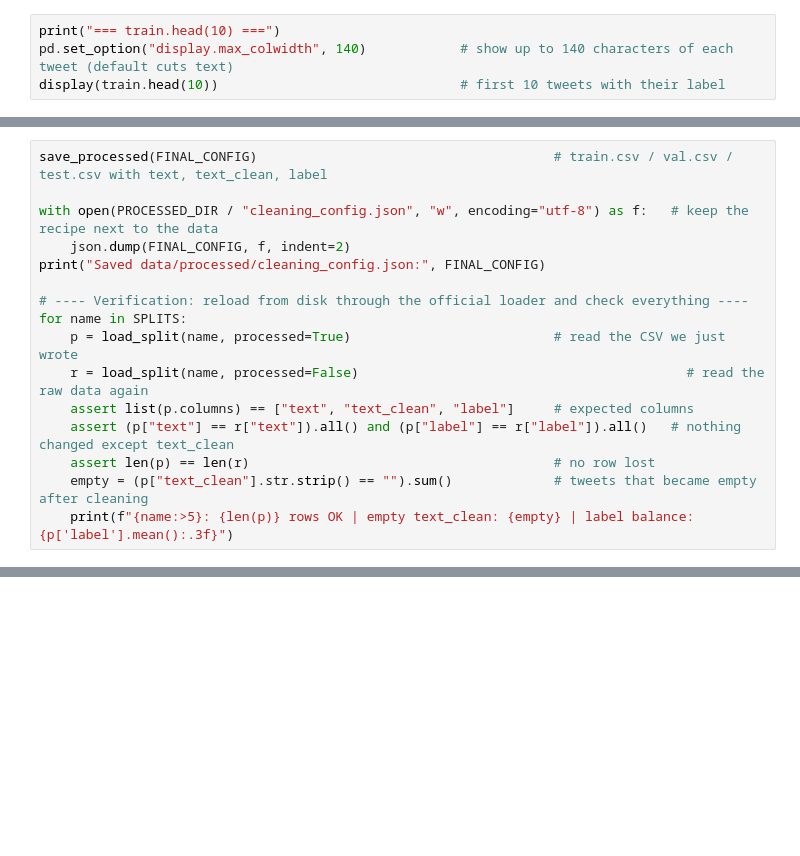
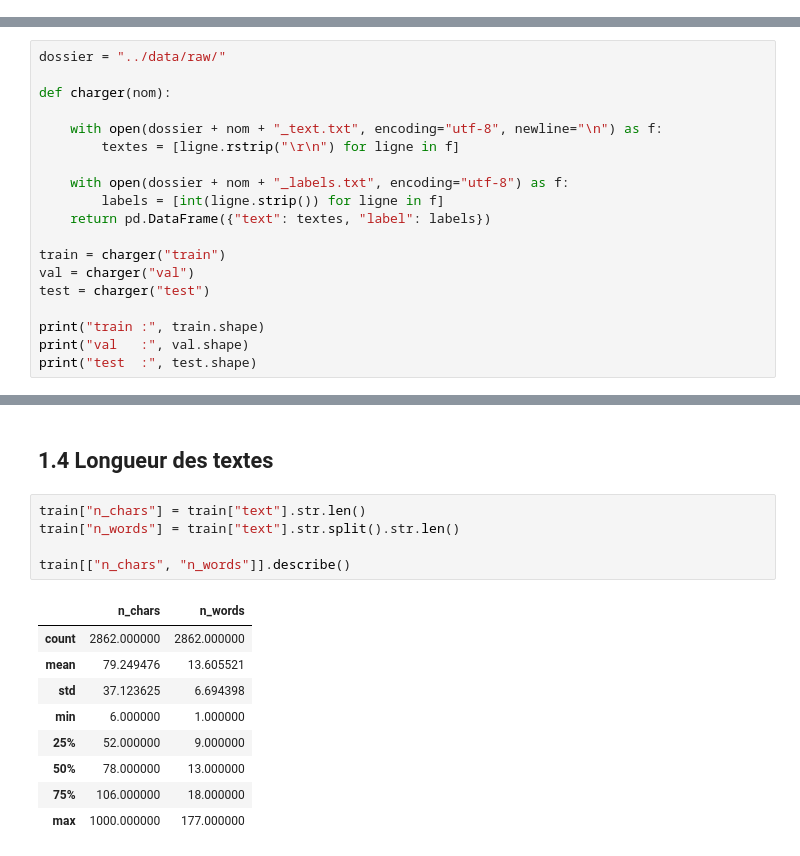
Before and after one commit to MohamedChaker-bha/irony-detection, a Jupyter notebook: notebooks/01_eda_cleaning.ipynb, the cells around one changed output, grey strips where cells are left out. Cells and saved outputs as stored; diff of their text form; blank space fills up the shorter version.

```diff
--- a/notebooks/01_eda_cleaning.ipynb
+++ b/notebooks/01_eda_cleaning.ipynb
@@ -104,4 +0,0 @@ memory usage: 44.8 KB
-# %%
-print("=== train.head(10) ===")
-pd.set_option("display.max_colwidth", 140)            # show up to 140 characters of each tweet (default cuts text)
-display(train.head(10))                               # first 10 tweets with their label
@@ -820,16 +0,0 @@ We now apply **`FINAL_CONFIG` with the same function to all three splits** (clea
-# %%
-save_processed(FINAL_CONFIG)                                      # train.csv / val.csv / test.csv with text, text_clean, label
-
-with open(PROCESSED_DIR / "cleaning_config.json", "w", encoding="utf-8") as f:   # keep the recipe next to the data
-    json.dump(FINAL_CONFIG, f, indent=2)
-print("Saved data/processed/cleaning_config.json:", FINAL_CONFIG)
-
-# ---- Verification: reload from disk through the official loader and check everything ----
-for name in SPLITS:
-    p = load_split(name, processed=True)                          # read the CSV we just wrote
-    r = load_split(name, processed=False)                                          # read the raw data again
-    assert list(p.columns) == ["text", "text_clean", "label"]     # expected columns
-    assert (p["text"] == r["text"]).all() and (p["label"] == r["label"]).all()   # nothing changed except text_clean
-    assert len(p) == len(r)                                       # no row lost
-    empty = (p["text_clean"].str.strip() == "").sum()             # tweets that became empty after cleaning
-    print(f"{name:>5}: {len(p)} rows OK | empty text_clean: {empty} | label balance: {p['label'].mean():.3f}")
@@ -904,0 +26,19 @@ print("\n".join(lines))
+# %%
+dossier = "../data/raw/"
+
+def charger(nom):
+
+    with open(dossier + nom + "_text.txt", encoding="utf-8", newline="\n") as f:
+        textes = [ligne.rstrip("\r\n") for ligne in f]
+
+    with open(dossier + nom + "_labels.txt", encoding="utf-8") as f:
+        labels = [int(ligne.strip()) for ligne in f]
+    return pd.DataFrame({"text": textes, "label": labels})
+
+train = charger("train")
+val = charger("val")
+test = charger("test")
+
+print("train :", train.shape)
+print("val   :", val.shape)
+print("test  :", test.shape)
@@ -904,0 +129,17 @@ print("\n".join(lines))
+# %% [markdown]
+## 1.4 Longueur des textes
+# %%
+train["n_chars"] = train["text"].str.len()
+train["n_words"] = train["text"].str.split().str.len()
+
+train[["n_chars", "n_words"]].describe()
+# %% [output]
+|  | n_chars | n_words |
+| count | 2862.000000 | 2862.000000 |
+| mean | 79.249476 | 13.605521 |
+| std | 37.123625 | 6.694398 |
+| min | 6.000000 | 1.000000 |
+| 25% | 52.000000 | 9.000000 |
+| 50% | 78.000000 | 13.000000 |
+| 75% | 106.000000 | 18.000000 |
+| max | 1000.000000 | 177.000000 |
```
Also changed, not shown: parts of 89 cells of this notebook, 15 other files.
